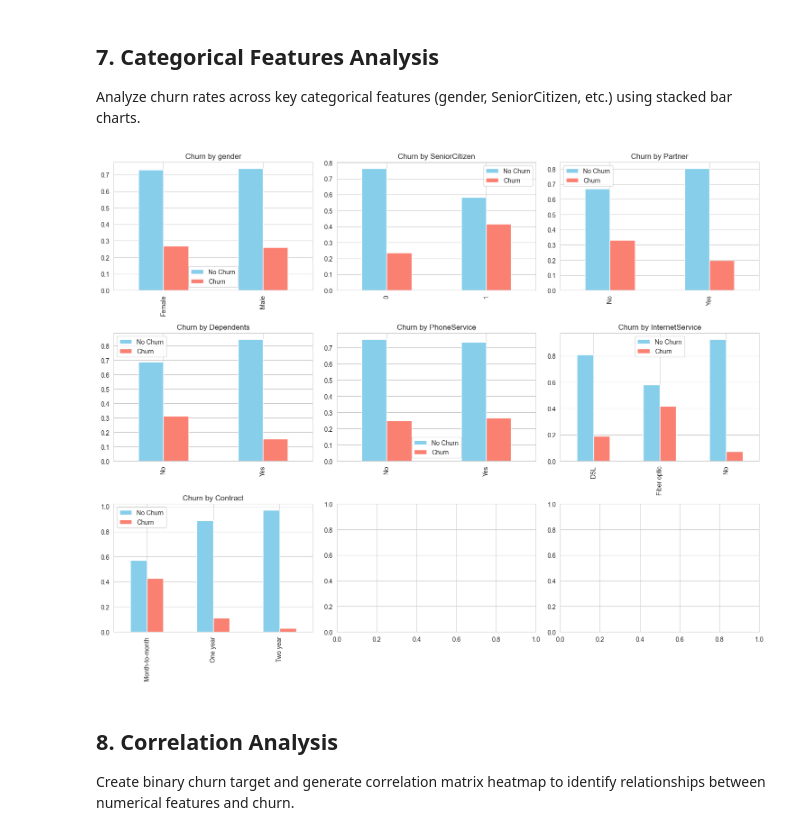
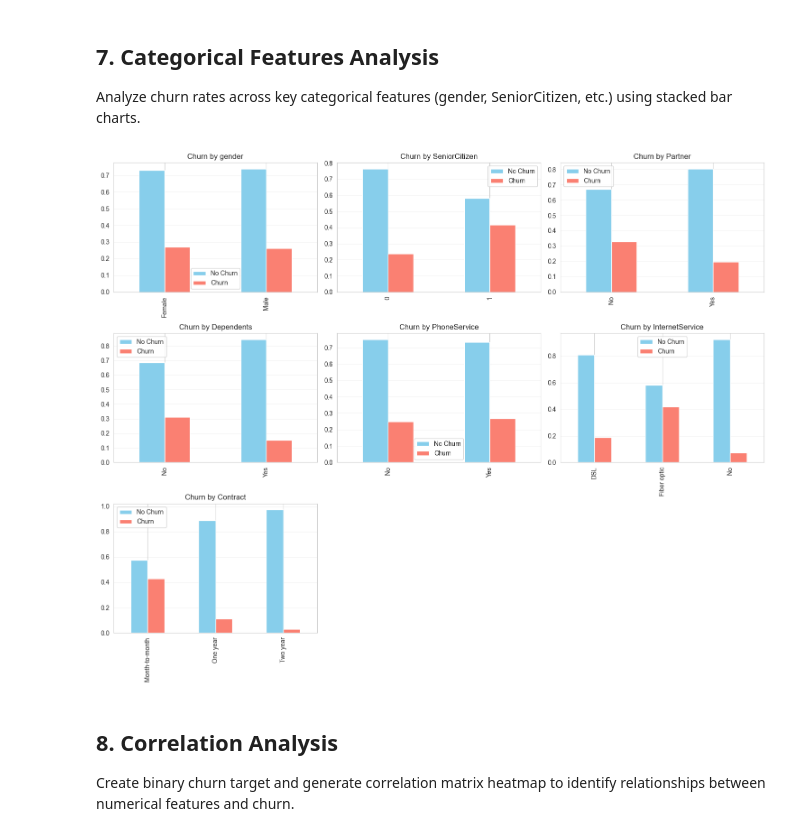
Before and after one commit to isumakm/Customer_Churn_Project, a Jupyter notebook: notebooks/01.eda.ipynb, the cells around one changed output. Drawn from its saved outputs; the diff is of its cells as text; code cells hidden in the pictures.

```diff
--- a/notebooks/01.eda.ipynb
+++ b/notebooks/01.eda.ipynb
@@ -139,25 +130,30 @@ plt.show()
 ## 7. Categorical Features Analysis
 Analyze churn rates across key categorical features (gender, SeniorCitizen, etc.) using stacked bar charts.
 # %%
-# Select key categorical columns
+## 7. Categorical Features Analysis
+
 categorical_cols = ['gender', 'SeniorCitizen', 'Partner', 'Dependents',
                     'PhoneService', 'InternetService', 'Contract']
 
-# Plot churn rate across categories
 fig, axes = plt.subplots(3, 3, figsize=(15, 12))
 axes = axes.ravel()
 
-for i, col in enumerate(categorical_cols):  # First 9 columns
+for i, col in enumerate(categorical_cols):
     churn_rate = df.groupby(col)['Churn'].value_counts(normalize=True).unstack()
     churn_rate.plot(kind='bar', ax=axes[i], color=['skyblue', 'salmon'])
     axes[i].set_title(f'Churn by {col}')
     axes[i].set_xlabel('')
     axes[i].legend(['No Churn', 'Churn'])
+    axes[i].grid(axis='y', alpha=0.3)
+
+# Hide unused subplots
+for i in range(len(categorical_cols), len(axes)):
+    fig.delaxes(axes[i])
 
 plt.tight_layout()
 plt.show()
 # %% [output]
-[figure, old version]
+[figure, new version]
 # %% [markdown]
 ## 8. Correlation Analysis
 Create binary churn target and generate correlation matrix heatmap to identify relationships between numerical features and churn.
```
Also changed, not shown: parts of 7 cells of this notebook.
